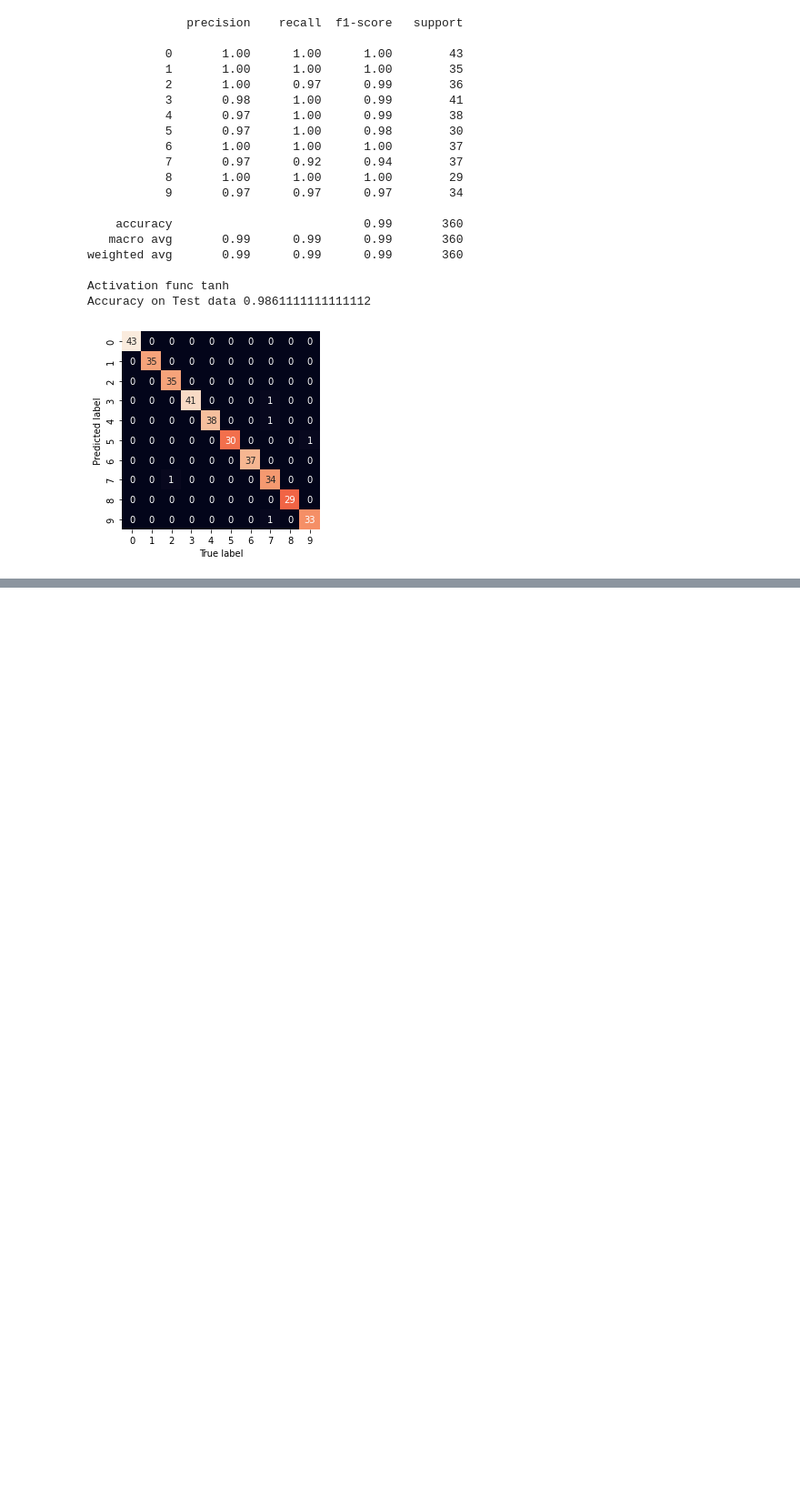
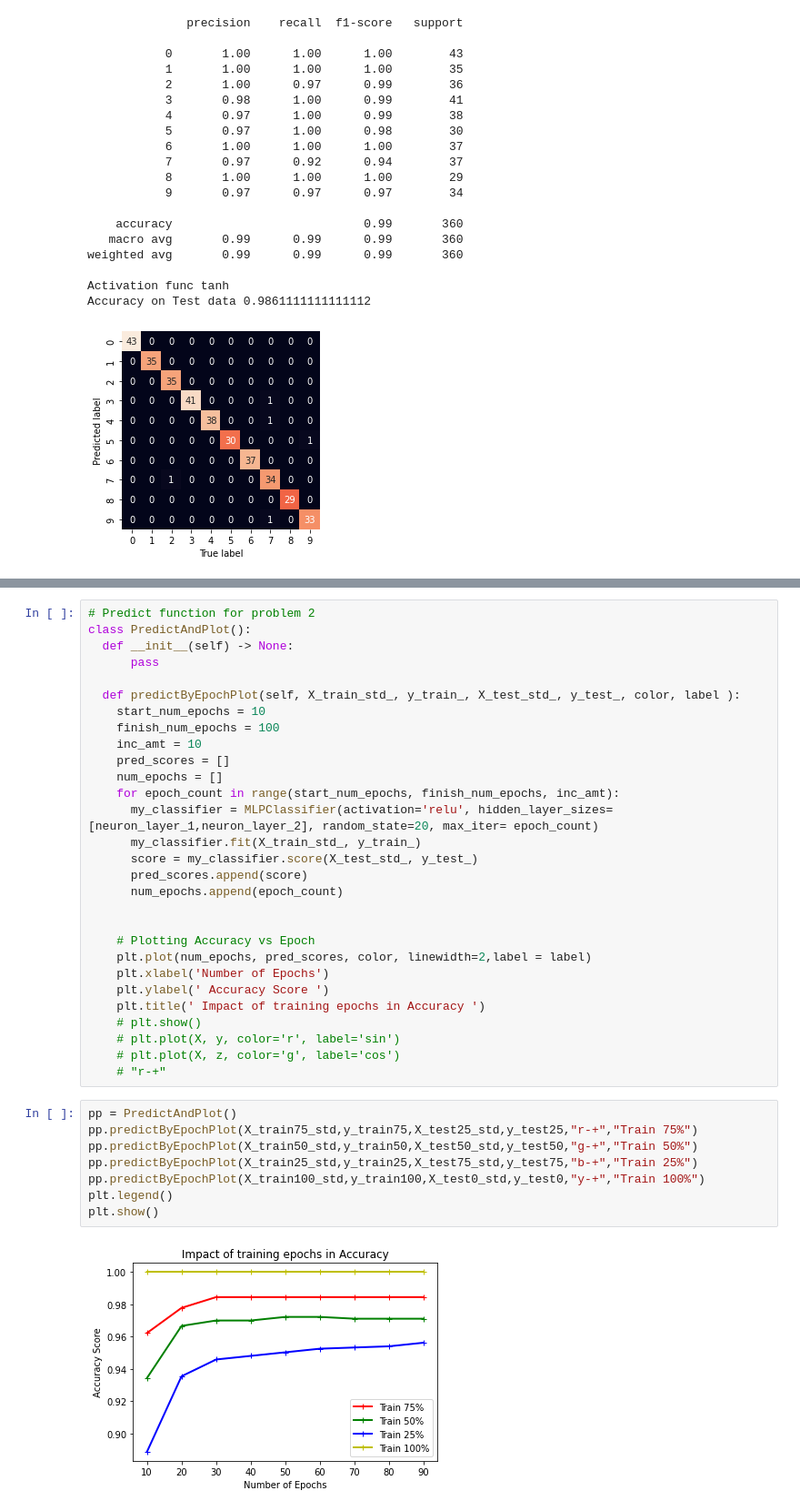
Before and after one commit to SachinSharma6174/neural_network, a Jupyter notebook: MultilayerPerceptron.ipynb, the cells around one changed output, grey strips where cells are left out. Shown at 91% size. Drawn from its saved outputs; the diff is of its cells as text; blank space fills up the shorter version.

```diff
--- a/MultilayerPerceptron.ipynb
+++ b/MultilayerPerceptron.ipynb
@@ -360,0 +377,39 @@ plt.show()
+# %%
+# Predict function for problem 2
+class PredictAndPlot():
+  def __init__(self) -> None:
+      pass
+
+  def predictByEpochPlot(self, X_train_std_, y_train_, X_test_std_, y_test_, color, label ):
+    start_num_epochs = 10
+    finish_num_epochs = 100
+    inc_amt = 10
+    pred_scores = []
+    num_epochs = []
+    for epoch_count in range(start_num_epochs, finish_num_epochs, inc_amt):
+      my_classifier = MLPClassifier(activation='relu', hidden_layer_sizes=[neuron_layer_1,neuron_layer_2], random_state=20, max_iter= epoch_count)
+      my_classifier.fit(X_train_std_, y_train_)
+      score = my_classifier.score(X_test_std_, y_test_)
+      pred_scores.append(score)
+      num_epochs.append(epoch_count)
+
+
+    # Plotting Accuracy vs Epoch
+    plt.plot(num_epochs, pred_scores, color, linewidth=2,label = label)
+    plt.xlabel('Number of Epochs')
+    plt.ylabel(' Accuracy Score ')
+    plt.title(' Impact of training epochs in Accuracy ')
+    # plt.show()
+    # plt.plot(X, y, color='r', label='sin')
+    # plt.plot(X, z, color='g', label='cos')
+    # "r-+"
+# %%
+pp = PredictAndPlot()
+pp.predictByEpochPlot(X_train75_std,y_train75,X_test25_std,y_test25,"r-+","Train 75%")
+pp.predictByEpochPlot(X_train50_std,y_train50,X_test50_std,y_test50,"g-+","Train 50%")
+pp.predictByEpochPlot(X_train25_std,y_train25,X_test75_std,y_test75,"b-+","Train 25%")
+pp.predictByEpochPlot(X_train100_std,y_train100,X_test0_std,y_test0,"y-+","Train 100%")
+plt.legend()
+plt.show()
+# %% [output]
+[figure, added]
```
Also changed, not shown: parts of 7 cells of this notebook.
